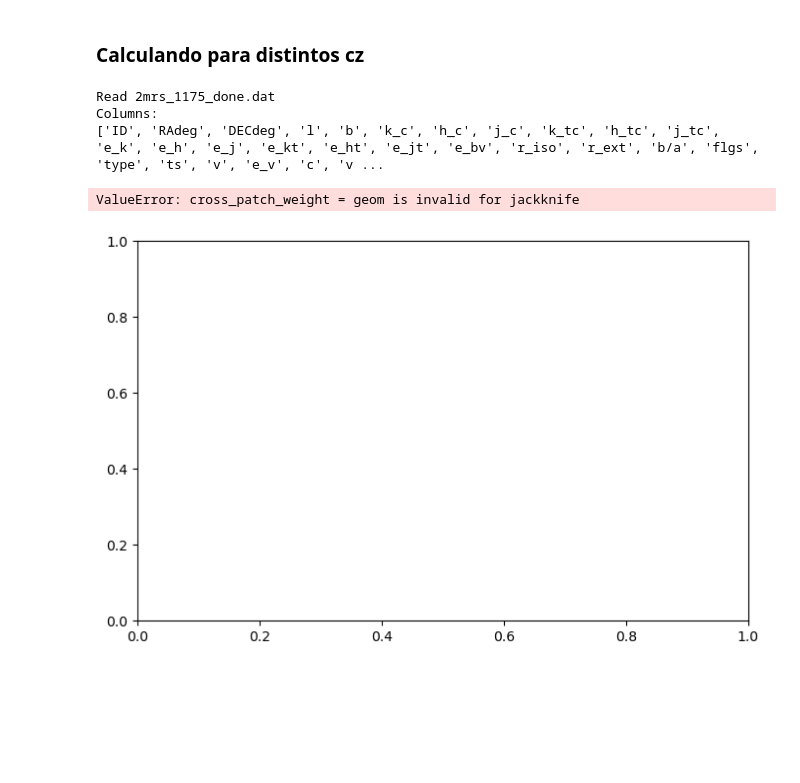
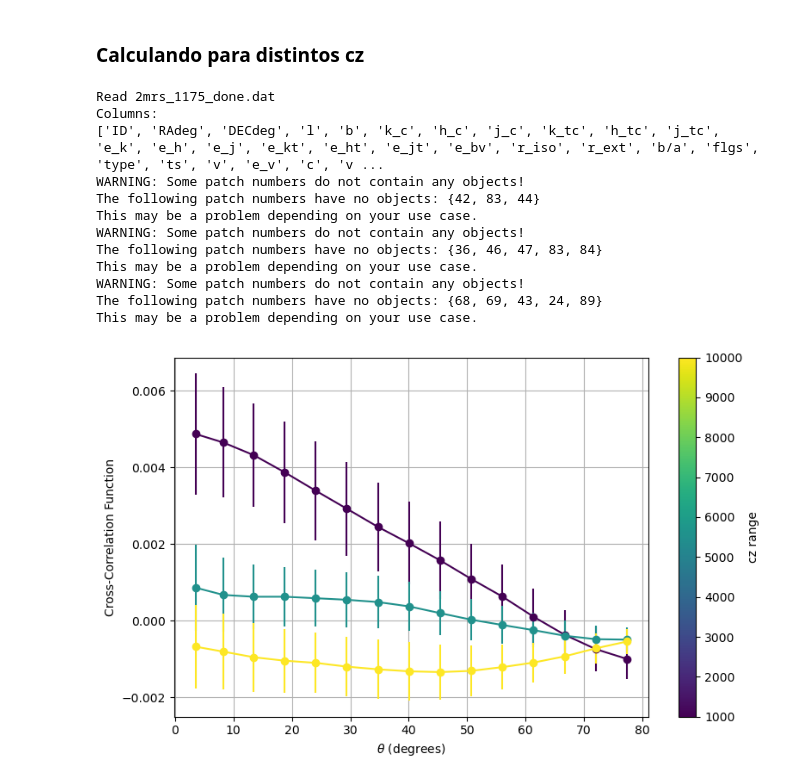
Before and after one commit to FedeDavilaKurban/Auger, a Jupyter notebook: GalFlux_correlation.ipynb, the cells around one changed output. Saved outputs shown, nothing was run; the diff lists cells and outputs as text; code cells hidden in the pictures; blank space fills up the shorter version.

Commit message:
fixed bootstrap

```diff
--- a/GalFlux_correlation.ipynb
+++ b/GalFlux_correlation.ipynb
@@ -343,7 +343,7 @@ config = {
     "bin_type": 'Linear',
     "brute": False,
     "metric": 'Arc',
-    "var_method": 'jackknife',
+    "var_method": 'bootstrap',
     "num_bootstrap": 500,
     "cross_patch_weight": 'geom'
 }
@@ -371,7 +371,7 @@ flux_val = flux_cat[:, 2]
 
 # Create flux catalog for treecorr
 fcat = treecorr.Catalog(ra=flux_ra, dec=flux_dec, k=flux_val,
-                        ra_units='deg', dec_units='deg', npatch=50)
+                        ra_units='deg', dec_units='deg', npatch=100)
 
 """
 CALCULATE CORRELATIONS FOR CZ SLICES
@@ -394,38 +394,46 @@ for i, (cz_min, cz_max) in enumerate(cz_slices):
     rand_ra, rand_dec = generate_RanCat(len(gxs_slice)*10, dec_min=-90, dec_max=45)
 
     # Create treecorr catalogs for the current slice
+    gcat_slice = treecorr.Catalog(ra=gxs_slice['_RAJ2000'], dec=gxs_slice['_DEJ2000'],
+                                  ra_units='deg', dec_units='deg', npatch=100)
     rand_cat = treecorr.Catalog(ra=rand_ra, dec=rand_dec,
-                                ra_units='deg', dec_units='deg', npatch=50)
-    gcat_slice = treecorr.Catalog(ra=gxs_slice['_RAJ2000'], dec=gxs_slice['_DEJ2000'],
-                                  ra_units='deg', dec_units='deg', npatch=50)
+                                ra_units='deg', dec_units='deg', patch_centers=gcat_slice.patch_centers)
 
     # Calculate correlations
     nk = treecorr.NKCorrelation(config)
     rk = treecorr.NKCorrelation(config)
     nk.process(gcat_slice, fcat)
     rk.process(rand_cat, fcat)
     xi, varxi = nk.calculateXi(rk=rk)
 
     # Plot with color gradient
     plt.errorbar(nk.meanr, xi, yerr=varxi**.5, fmt='o-', color=colors[i],
                  label=f'{cz_min} < cz <= {cz_max}')
 
 # Add colorbar using a dummy ScalarMappable
 norm = plt.Normalize(vmin=cz_slices[0][0], vmax=cz_slices[-1][1])
 sm = plt.cm.ScalarMappable(cmap='viridis', norm=norm)
 sm.set_array([])  # dummy array
 cbar = fig.colorbar(sm, ax=ax)
 cbar.set_label('cz range')
 
 # Finalize plot
 ax.set_xlabel(r'$\theta$ (degrees)')
 ax.set_ylabel('Cross-Correlation Function')
 ax.grid()
 plt.tight_layout()
 plt.show()
 # %% [output]
 Read 2mrs_1175_done.dat
 Columns:
 ['ID', 'RAdeg', 'DECdeg', 'l', 'b', 'k_c', 'h_c', 'j_c', 'k_tc', 'h_tc', 'j_tc', 'e_k', 'e_h', 'e_j', 'e_kt', 'e_ht', 'e_jt', 'e_bv', 'r_iso', 'r_ext', 'b/a', 'flgs', 'type', 'ts', 'v', 'e_v', 'c', 'v ...
+WARNING: Some patch numbers do not contain any objects!
+The following patch numbers have no objects: {42, 83, 44}
+This may be a problem depending on your use case.
+WARNING: Some patch numbers do not contain any objects!
+The following patch numbers have no objects: {36, 46, 47, 83, 84}
+This may be a problem depending on your use case.
+WARNING: Some patch numbers do not contain any objects!
+The following patch numbers have no objects: {68, 69, 43, 24, 89}
+This may be a problem depending on your use case.
-ValueError: cross_patch_weight = geom is invalid for jackknife
-[figure, old version]
+[figure, new version]
```
